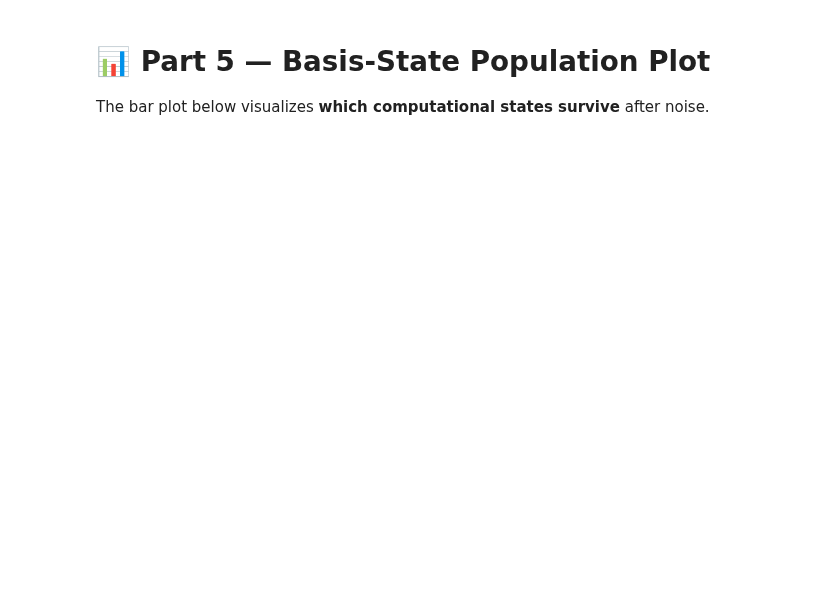
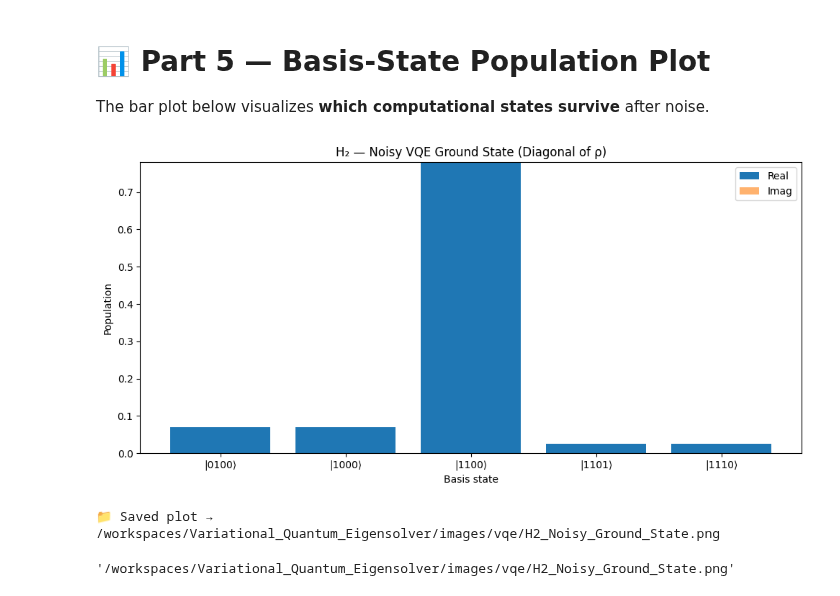
Before and after one commit to SidRichardsQuantum/Variational_Quantum_Eigensolver, a Jupyter notebook: notebooks/vqe/H2/Noisy_Optimizer_Convergence.ipynb, the cells around one changed output. Cells and saved outputs as stored; diff of their text form; code cells hidden in the pictures; blank space fills up the shorter version.

Commit message:
runs and image saving

```diff
--- a/notebooks/vqe/H2/Noisy_Optimizer_Convergence.ipynb
+++ b/notebooks/vqe/H2/Noisy_Optimizer_Convergence.ipynb
@@ -142,18 +172,21 @@ The bar plot below visualizes **which computational states survive** after noise
 # %%
 indices = np.where(abs(diag) > threshold)[0]
 vals = diag[indices]
 labels = [f"|{i:0{num_wires}b}⟩" for i in indices]
 
 plt.figure(figsize=(10, 5))
 plt.bar(labels, vals.real, label="Real")
 plt.bar(labels, vals.imag, bottom=vals.real, alpha=0.6, label="Imag")
 
 plt.xlabel("Basis state")
 plt.ylabel("Population")
 plt.title("H₂ — Noisy VQE Ground State (Diagonal of ρ)")
 plt.legend()
 plt.tight_layout()
 
 from vqe_qpe_common.plotting import save_plot
-save_plot("H2_Noisy_Ground_State.png", kind="vqe", show=False)
-plt.show()
+save_plot("H2_Noisy_Ground_State.png", kind="vqe", show=True)
+# %% [output]
+[figure, added]
+📁 Saved plot → /workspaces/Variational_Quantum_Eigensolver/images/vqe/H2_Noisy_Ground_State.png
+'/workspaces/Variational_Quantum_Eigensolver/images/vqe/H2_Noisy_Ground_State.png'
```
Also changed, not shown: parts of 5 cells of this notebook, 12 other files.
